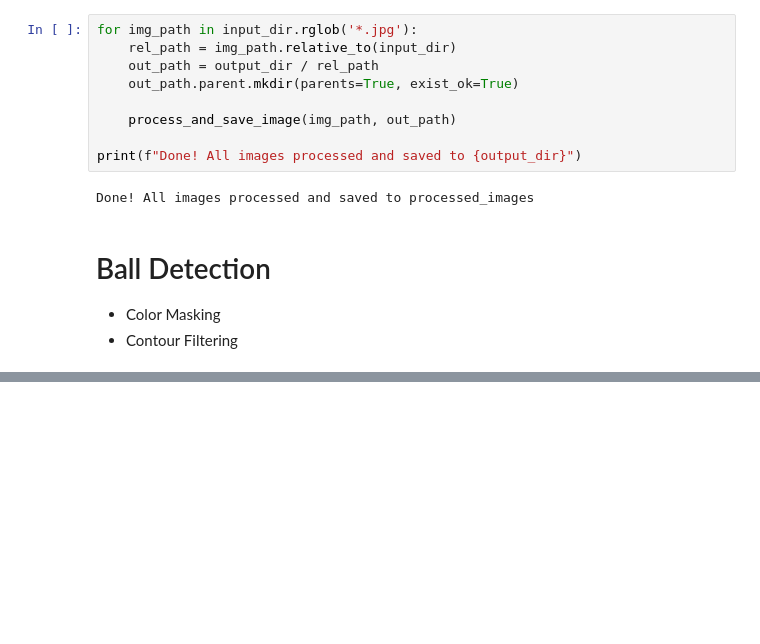
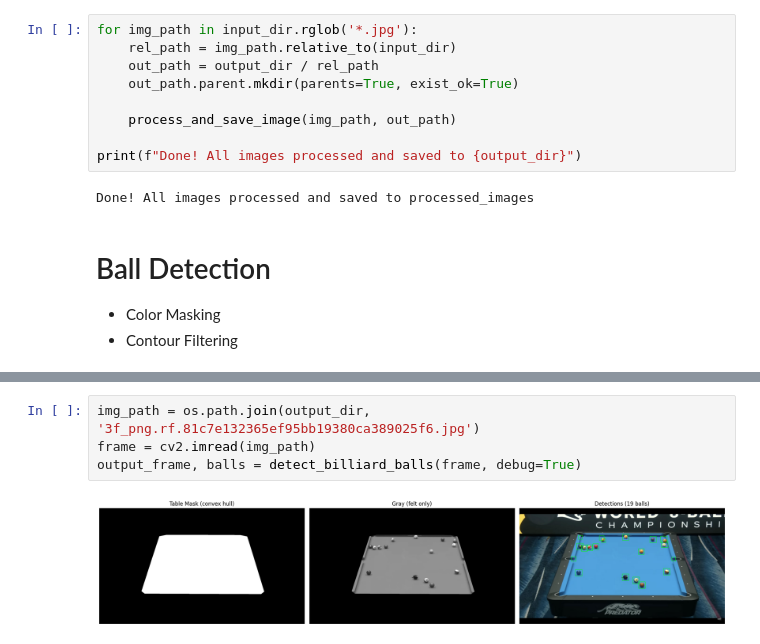
Before and after one commit to angelxmoreira/CV, a Jupyter notebook: Task_1.ipynb, the cells around one changed output, grey strips where cells are left out. Drawn from its saved outputs; the diff is of its cells as text; blank space fills up the shorter version.

```diff
--- a/Task_1.ipynb
+++ b/Task_1.ipynb
@@ -317,0 +260,6 @@ with open("output.json", "w") as f:
+# %%
+img_path = os.path.join(output_dir, '3f_png.rf.81c7e132365ef95bb19380ca389025f6.jpg')
+frame = cv2.imread(img_path)
+output_frame, balls = detect_billiard_balls(frame, debug=True)
+# %% [output]
+[figure, added]
```
Also changed, not shown: parts of 10 cells of this notebook, 1 other file.
